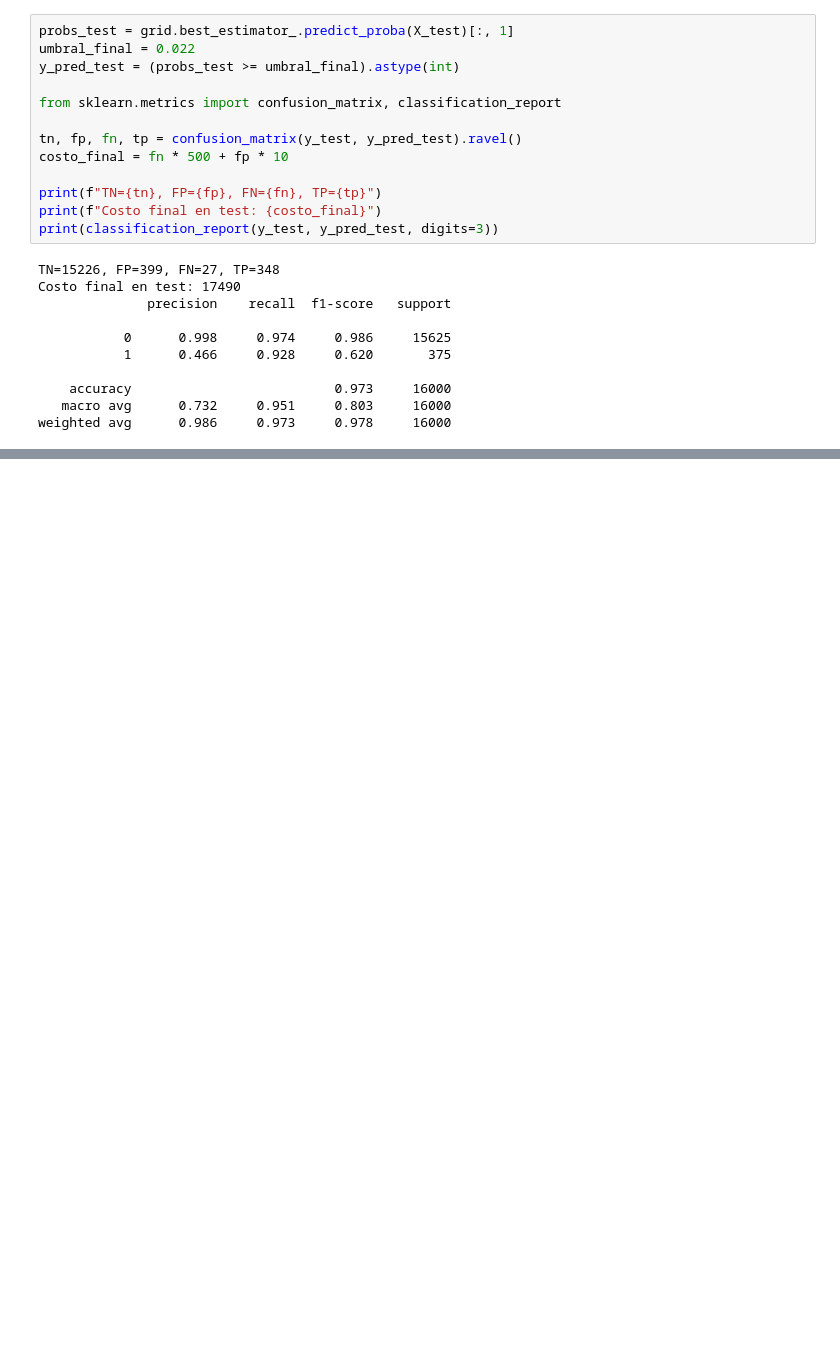
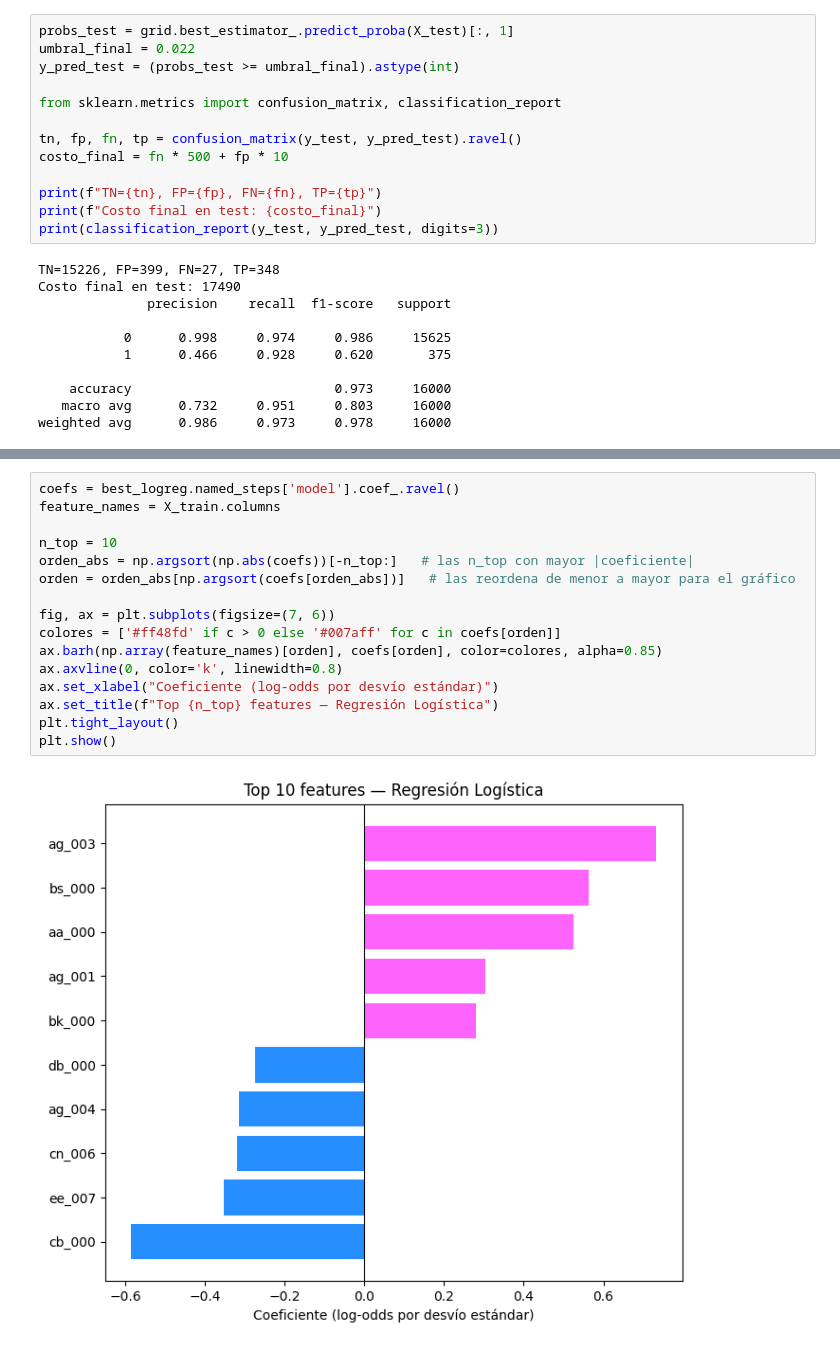
Before and after one commit to gonza29811/TP-AdMaq, a Jupyter notebook: Scania.ipynb, the cells around one changed output, grey strips where cells are left out. Saved outputs shown, nothing was run; the diff lists cells and outputs as text; blank space fills up the shorter version.

```diff
--- a/Scania.ipynb
+++ b/Scania.ipynb
@@ -377,0 +451,18 @@ weighted avg      0.986     0.973     0.978     16000
+# %%
+coefs = best_logreg.named_steps['model'].coef_.ravel()
+feature_names = X_train.columns
+
+n_top = 10
+orden_abs = np.argsort(np.abs(coefs))[-n_top:]   # las n_top con mayor |coeficiente|
+orden = orden_abs[np.argsort(coefs[orden_abs])]   # las reordena de menor a mayor para el gráfico
+
+fig, ax = plt.subplots(figsize=(7, 6))
+colores = ['#ff48fd' if c > 0 else '#007aff' for c in coefs[orden]]
+ax.barh(np.array(feature_names)[orden], coefs[orden], color=colores, alpha=0.85)
+ax.axvline(0, color='k', linewidth=0.8)
+ax.set_xlabel("Coeficiente (log-odds por desvío estándar)")
+ax.set_title(f"Top {n_top} features — Regresión Logística")
+plt.tight_layout()
+plt.show()
+# %% [output]
+[figure, added]
```
Also changed, not shown: parts of 46 cells of this notebook.
